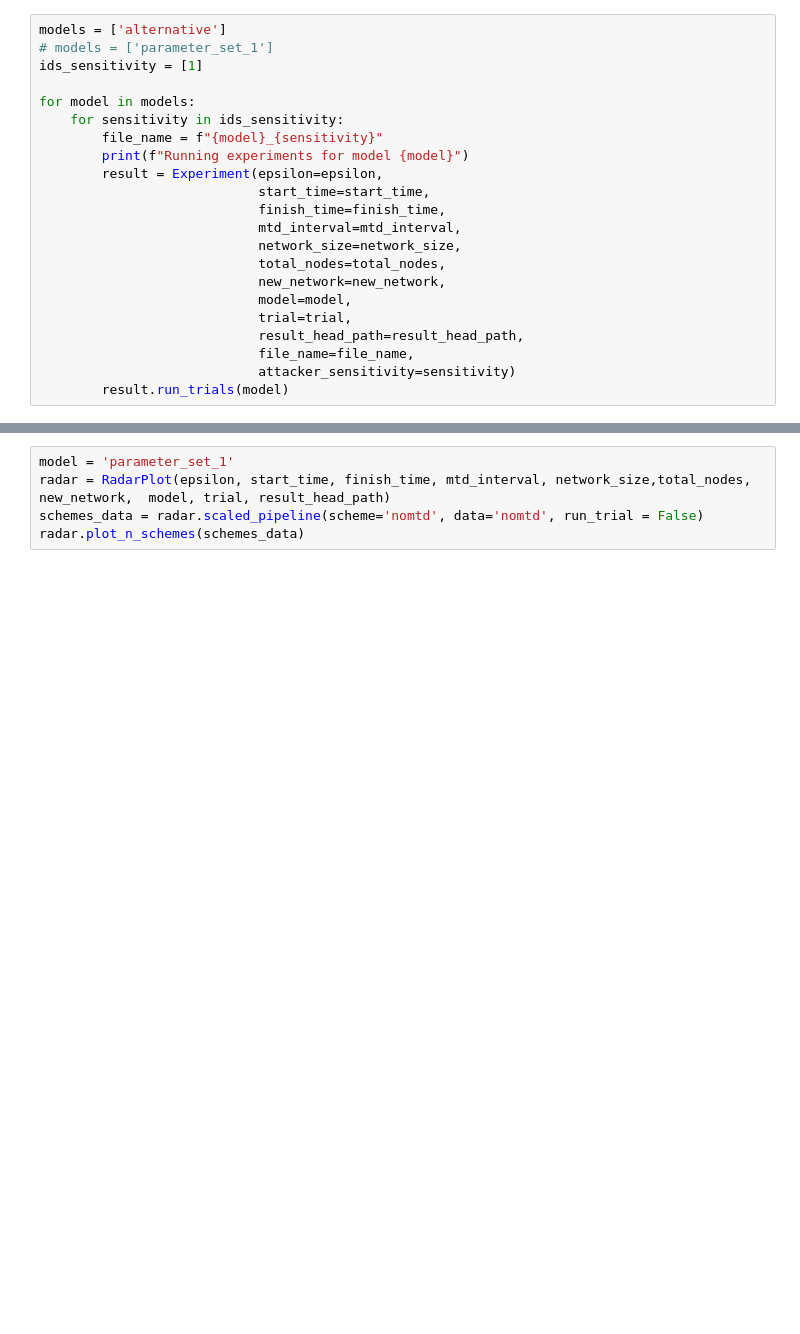
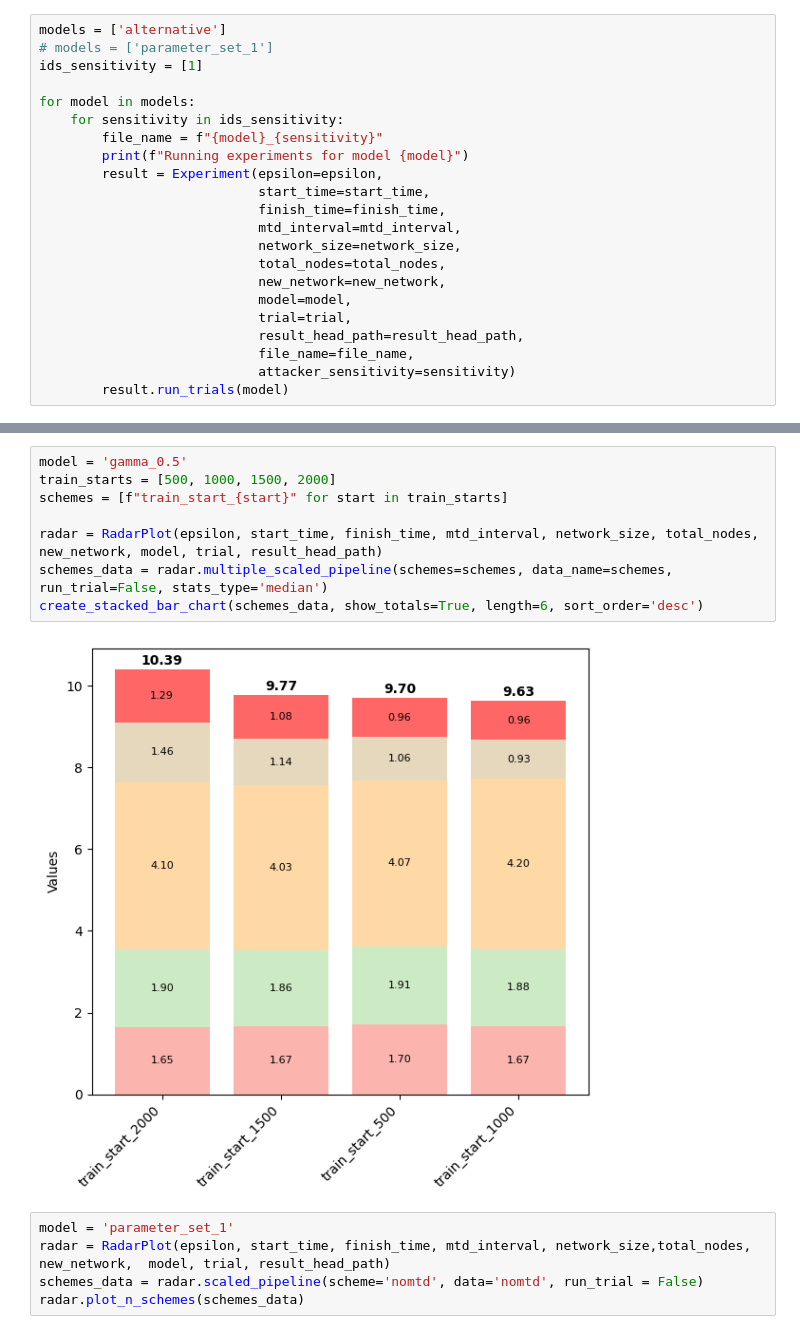
Before and after one commit to MoeBuTa/MTDSim, a Jupyter notebook: experiments/experiments.ipynb, the cells around one changed output, grey strips where cells are left out. Saved outputs shown, nothing was run; the diff lists cells and outputs as text; blank space fills up the shorter version.

```diff
--- a/experiments/experiments.ipynb
+++ b/experiments/experiments.ipynb
@@ -608,3 +601,13 @@ for model in models:
+# %%
+model = 'gamma_0.5'
+train_starts = [500, 1000, 1500, 2000]
+schemes = [f"train_start_{start}" for start in train_starts]
+
+radar = RadarPlot(epsilon, start_time, finish_time, mtd_interval, network_size, total_nodes, new_network, model, trial, result_head_path)
+schemes_data = radar.multiple_scaled_pipeline(schemes=schemes, data_name=schemes, run_trial=False, stats_type='median')
+create_stacked_bar_chart(schemes_data, show_totals=True, length=6, sort_order='desc')
+# %% [output]
+[figure, added]
 # %%
 model = 'parameter_set_1'
 radar = RadarPlot(epsilon, start_time, finish_time, mtd_interval, network_size,total_nodes, new_network,  model, trial, result_head_path)
```
Also changed, not shown: parts of 3 cells of this notebook.
